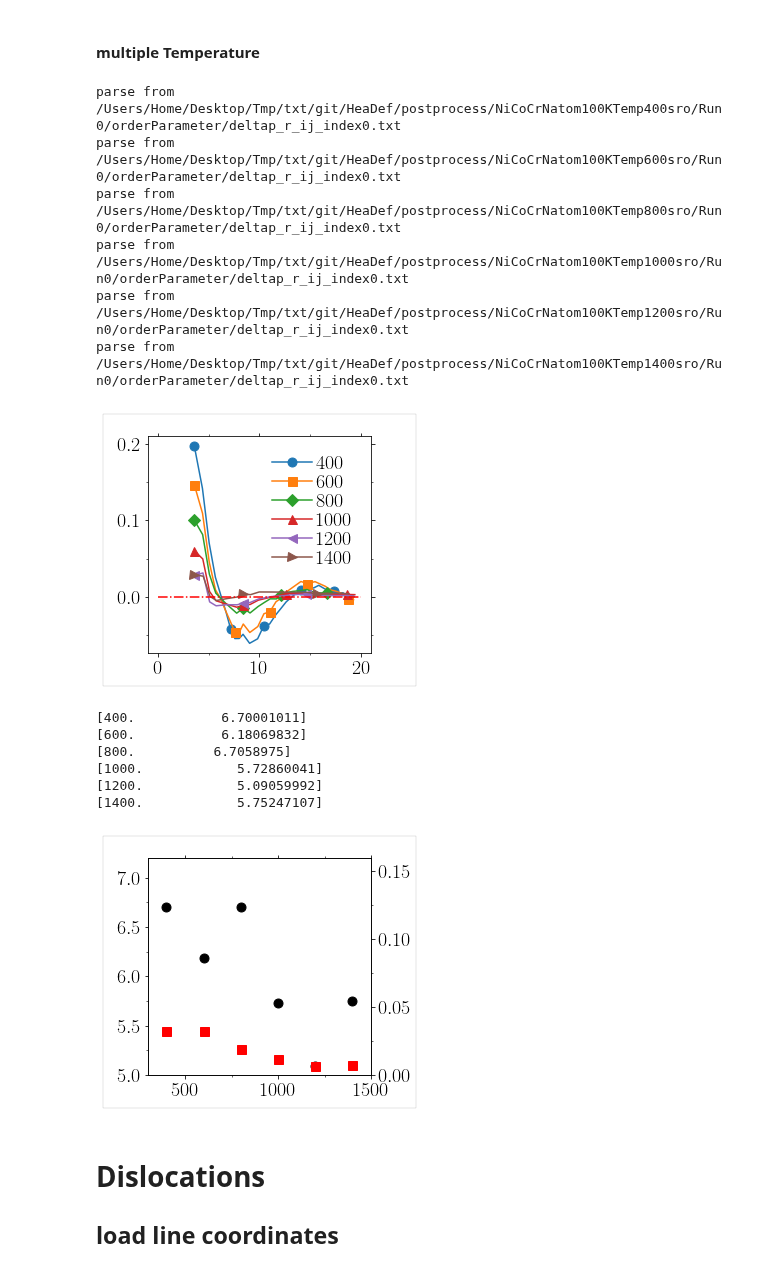
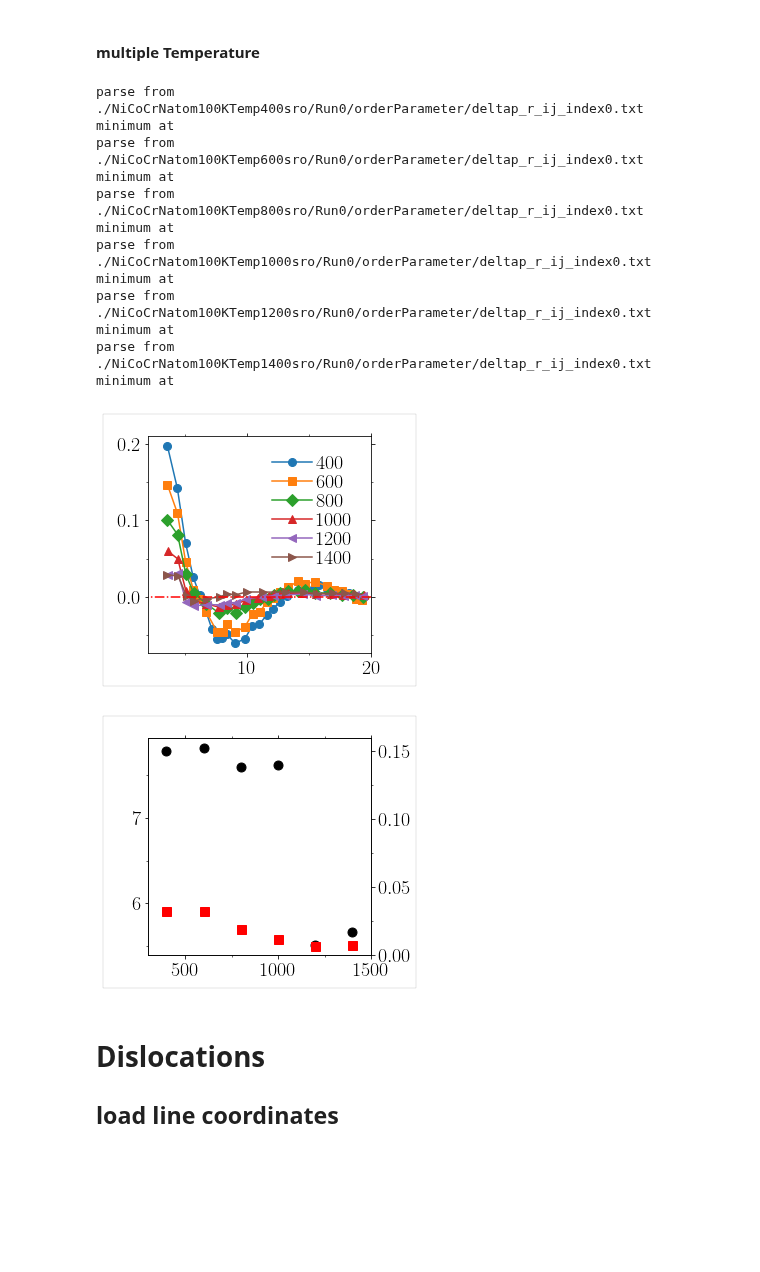
Before and after one commit to kkarimi62/HeaDef, a Jupyter notebook: postprocess/pressFluc2nd.ipynb, the cells around one changed output. Saved outputs shown, nothing was run; the diff lists cells and outputs as text; code cells hidden in the pictures; blank space fills up the shorter version.

```diff
--- a/postprocess/pressFluc2nd.ipynb
+++ b/postprocess/pressFluc2nd.ipynb
@@ -1846,10 +1846,7 @@ def quadratic_spline_roots(spl):
         roots.extend(t*(b-a)/2 + (b+a)/2)
     return np.array(roots)
 
-from scipy.interpolate import InterpolatedUnivariateSpline
-
-if eval(confParser['flags']['SroParameter']):
-    r0=2.3
+def GetExtrema(bin_edges1,hist1,r0,verbose=True):
     y_axis=hist1
     x_axis=bin_edges1
     f = InterpolatedUnivariateSpline(x_axis, y_axis, k=4)
@@ -1870,8 +1867,18 @@ if eval(confParser['flags']['SroParameter']):
     rvalley = valleys[0]
     if rvalley > rpeak:
         valleys = np.concatenate([np.array([0]),valleys])
-    print('peaks of g(r) at:r=',peaks)
-    print('valleys of g(r) at:r=',valleys)
+    if verbose:
+        print('peaks of g(r) at:r=',peaks)
+        print('valleys of g(r) at:r=',valleys)
+
+    return x_axis, f, valleys
+
+
+from scipy.interpolate import InterpolatedUnivariateSpline
+
+if eval(confParser['flags']['SroParameter']):
+
+    x_axis, f, valleys = GetExtrema(bin_edges1,hist1,2.3)
 
     #--- plot
     ax = PltErr(bin_edges1,hist1,err1,
@@ -2163,11 +2164,12 @@ sro size= 2.535383823149344
 if eval(confParser['flags']['SroParameter']) and not\
    eval(confParser['flags']['RemoteMachine']):
     #--- plot order parameter vs. distance
-    attrs = {'markevery':6,'markersize':9}
-    path = '/Users/Home/Desktop/Tmp/txt/git/HeaDef/postprocess' #--- path
+    attrs = {'markevery':1,'markersize':8}
     ymeans = {}
+    ksi = {}
+    indxx = 0
     for temp, count in zip([400,600,800,1000,1200,1400],range(100)): #--- T
-        pathh = path+'/NiCoCrNatom100KTemp%ssro/Run0/orderParameter/deltap_r_ij_index0.txt'%temp
+        pathh = './NiCoCrNatom100KTemp%ssro/Run0/orderParameter/deltap_r_ij_index%s.txt'%(temp,indxx)
         print('parse from %s'%pathh)
         try:
             sarray = np.loadtxt(pathh)
@@ -2186,9 +2188,13 @@ if eval(confParser['flags']['SroParameter']) and not\
             ax = utl.PltErr(xdata,ydata,
                         Plot=False,
                         **attrs,
-                        label=r'$%s$'%temp,
+                        label=r'$%s$'%temp if indxx == 0 else '',
                         **kwargs)
 
+            #--- first deep
+            x_axis, f, valleys = GetExtrema(xdata,ydata,2.3,verbose=False)
+            ksi[count] = valleys[1]
+            print('minimum at ',)
         except:
             continue
 
@@ -2197,58 +2203,59 @@ if eval(confParser['flags']['SroParameter']) and not\
                 attrs={'fmt':'-.r'},
                 ax=ax,
                 Plot=True,
-                title='orderParameter/wc_diff_sheng.png',
+                title='orderParameter/wc_diff_sheng_index%s.png'%indxx,
                legend=True,
-#               ylim=[-0.2,0.2],
+               xlim=[2.0,20.0],
+#                  ylim=[0.1-0.33,.7-0.33],
             DrawFrame=[0.2,0.2,0.15,0.1,0.1],
             )
 
 
     #--- plot lengthscale vs. temperature
     for temp, count in zip([400,600,800,1000,1200,1400],range(100)):
-        pathh = path+'/NiCoCrNatom100KTemp%ssro/Run0/orderParameter/sroSize_ij_index0.txt'%temp
+#        pathh = path+'/NiCoCrNatom100KTemp%ssro/Run0/orderParameter/sroSize_ij_index0.txt'%temp
         try:
-            sarray = np.loadtxt(pathh)
+#            sarray = np.loadtxt(pathh)
             #--- filter
-            xdata = sarray
-            print(xdata)
+#            xdata = sarray
+#            print(xdata)
             kwargs = {} if count == 0 else {'ax':ax}
-            ax = utl.PltErr(xdata[0],xdata[1],
+            ax = utl.PltErr(temp,ksi[count],
                         Plot=False,
                         attrs={'markersize':9,'color':'black','fmt':'o'},
-                        ylim=(5,7.2),
+#                        ylim=(5,7.2),
                         xlim=(300,1500),
                         **kwargs)
 
         except:
             continue
 
 
     utl.PltErr(list(ymeans.keys()),list(map(ymeans.get,ymeans.keys())),
                 Plot=False,
                 attrs={'markersize':9,'color':'red','fmt':'s'},
                 ylim=(0,0.16),
                 xlim=(300,1500),
                 twinx=True,
                 ax=ax,
                 DrawFrame=[0.2,0.2,0.15,0.1,0.1],
                 title='orderParameter/sroSize_sheng.png',
               )
 # %% [output]
-parse from /Users/Home/Desktop/Tmp/txt/git/HeaDef/postprocess/NiCoCrNatom100KTemp400sro/Run0/orderParameter/deltap_r_ij_index0.txt
-parse from /Users/Home/Desktop/Tmp/txt/git/HeaDef/postprocess/NiCoCrNatom100KTemp600sro/Run0/orderParameter/deltap_r_ij_index0.txt
-parse from /Users/Home/Desktop/Tmp/txt/git/HeaDef/postprocess/NiCoCrNatom100KTemp800sro/Run0/orderParameter/deltap_r_ij_index0.txt
-parse from /Users/Home/Desktop/Tmp/txt/git/HeaDef/postprocess/NiCoCrNatom100KTemp1000sro/Run0/orderParameter/deltap_r_ij_index0.txt
-parse from /Users/Home/Desktop/Tmp/txt/git/HeaDef/postprocess/NiCoCrNatom100KTemp1200sro/Run0/orderParameter/deltap_r_ij_index0.txt
-parse from /Users/Home/Desktop/Tmp/txt/git/HeaDef/postprocess/NiCoCrNatom100KTemp1400sro/Run0/orderParameter/deltap_r_ij_index0.txt
+parse from ./NiCoCrNatom100KTemp400sro/Run0/orderParameter/deltap_r_ij_index0.txt
+minimum at
+parse from ./NiCoCrNatom100KTemp600sro/Run0/orderParameter/deltap_r_ij_index0.txt
+minimum at
+parse from ./NiCoCrNatom100KTemp800sro/Run0/orderParameter/deltap_r_ij_index0.txt
+minimum at
+parse from ./NiCoCrNatom100KTemp1000sro/Run0/orderParameter/deltap_r_ij_index0.txt
+minimum at
+parse from ./NiCoCrNatom100KTemp1200sro/Run0/orderParameter/deltap_r_ij_index0.txt
+minimum at
+parse from ./NiCoCrNatom100KTemp1400sro/Run0/orderParameter/deltap_r_ij_index0.txt
+minimum at
-[figure, old version]
+[figure, new version]
-[400.           6.70001011]
-[600.           6.18069832]
-[800.          6.7058975]
-[1000.            5.72860041]
-[1200.            5.09059992]
-[1400.            5.75247107]
-[figure, old version]
+[figure, new version]
 # %% [markdown]
 # Dislocations
 ## load line coordinates
```
Also changed, not shown: parts of 5 cells of this notebook, 2 other files.
